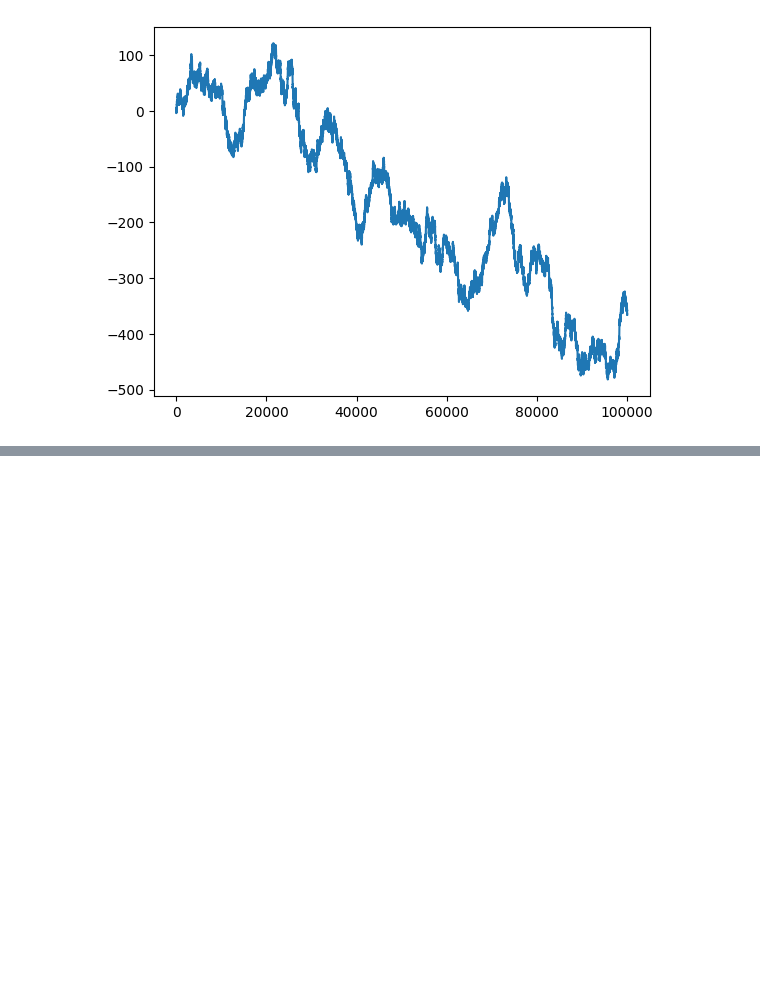
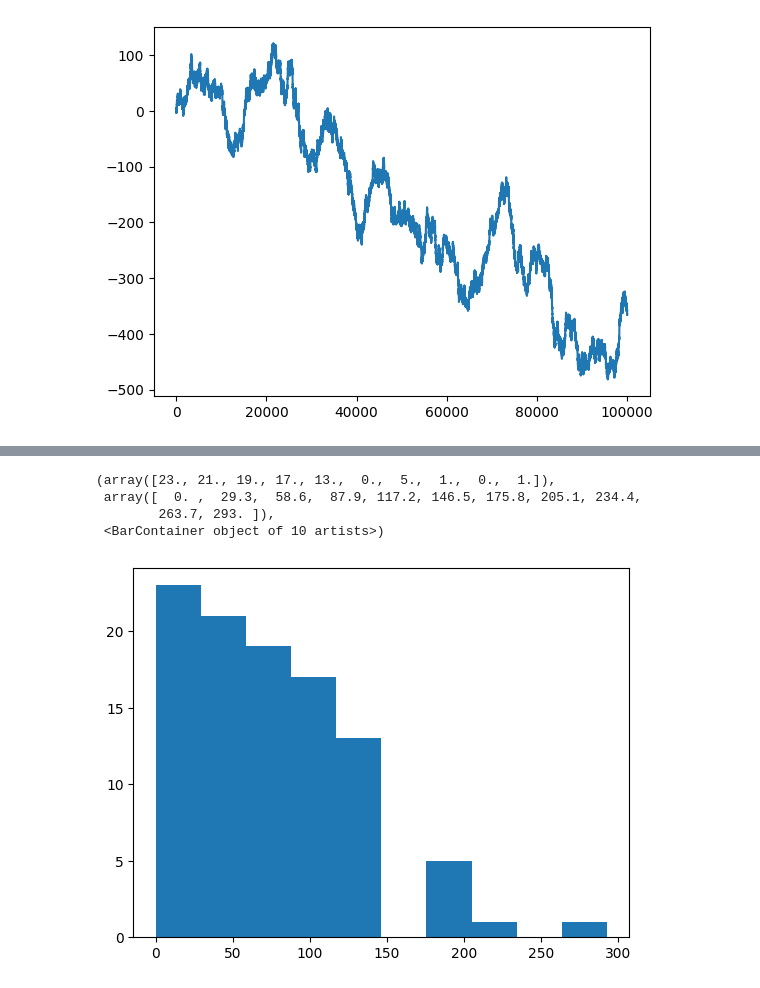
Before and after one commit to RyanJafefKelly/code_playground, a Jupyter notebook: bayesian/numpyro/numpyro_testing.ipynb, the cells around one changed output, grey strips where cells are left out. Drawn from its saved outputs; the diff is of its cells as text; code cells hidden in the pictures; blank space fills up the shorter version.

```diff
--- a/bayesian/numpyro/numpyro_testing.ipynb
+++ b/bayesian/numpyro/numpyro_testing.ipynb
@@ -38,0 +45,11 @@ sums = jnp.cumsum(rademacher_samples, axis=0)
+# %%
+# times hit the origin
+
+times_hit_origin = jnp.sum(sums == 0, axis=0)
+plt.hist(times_hit_origin.flatten())
+# %% [output]
+(array([23., 21., 19., 17., 13.,  0.,  5.,  1.,  0.,  1.]),
+ array([  0. ,  29.3,  58.6,  87.9, 117.2, 146.5, 175.8, 205.1, 234.4,
+        263.7, 293. ]),
+ <BarContainer object of 10 artists>)
+[figure, added]
```
Also changed, not shown: parts of 2 cells of this notebook.
